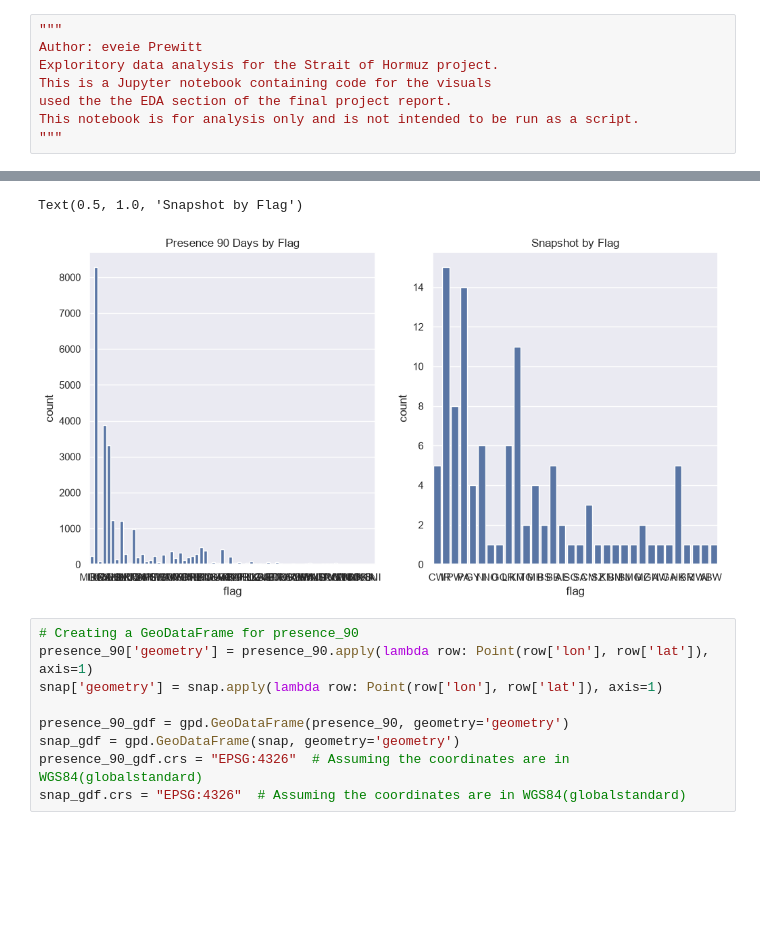
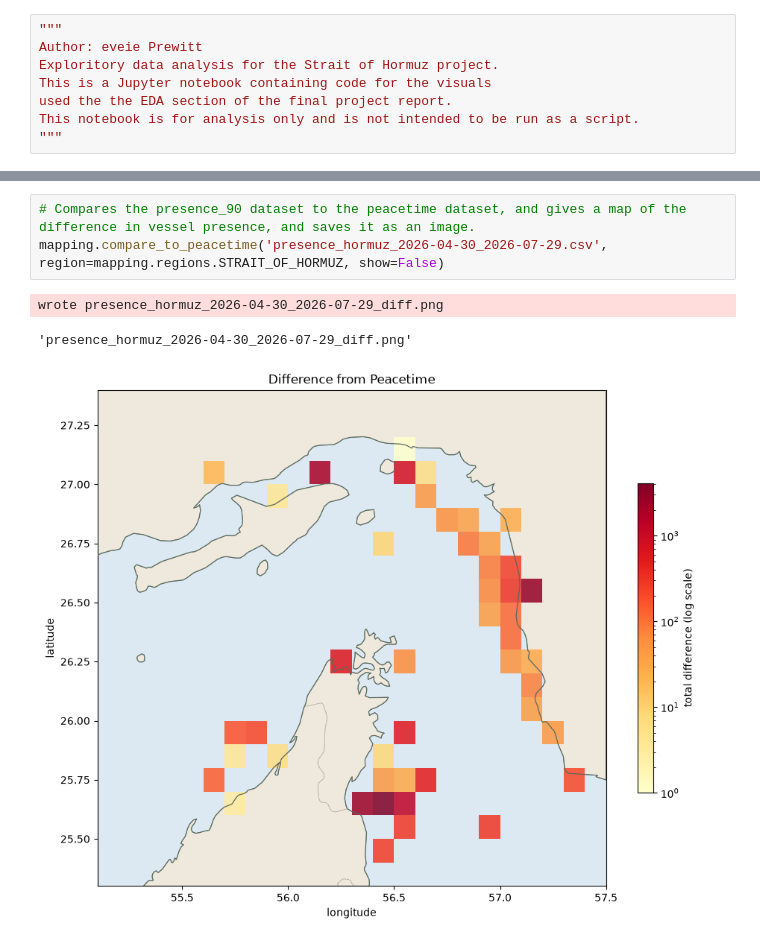
Before and after one commit to nanosnek/strait-of-hormuz-analyzed, a Jupyter notebook: EDA.ipynb, the cells around one changed output, grey strips where cells are left out. Cells and saved outputs as stored; diff of their text form; blank space fills up the shorter version.

Commit message:
Added comparison_to_peacetime function to mapping.

```diff
--- a/EDA.ipynb
+++ b/EDA.ipynb
@@ -21,16 +40,10 @@ snap = pd.read_csv('snapshot_hormuz_20260803T050455Z.csv')
 # %%
+# Compares the presence_90 dataset to the peacetime dataset, and gives a map of the difference in vessel presence, and saves it as an image.
+mapping.compare_to_peacetime('presence_hormuz_2026-04-30_2026-07-29.csv', region=mapping.regions.STRAIT_OF_HORMUZ, show=False)
 # %% [output]
-Text(0.5, 1.0, 'Snapshot by Flag')
+wrote presence_hormuz_2026-04-30_2026-07-29_diff.png
+'presence_hormuz_2026-04-30_2026-07-29_diff.png'
-[figure, old version]
+[figure, new version]
-# %%
-# Creating a GeoDataFrame for presence_90
-presence_90['geometry'] = presence_90.apply(lambda row: Point(row['lon'], row['lat']), axis=1)
-snap['geometry'] = snap.apply(lambda row: Point(row['lon'], row['lat']), axis=1)
-
-presence_90_gdf = gpd.GeoDataFrame(presence_90, geometry='geometry')
-snap_gdf = gpd.GeoDataFrame(snap, geometry='geometry')
-presence_90_gdf.crs = "EPSG:4326"  # Assuming the coordinates are in WGS84(globalstandard)
-snap_gdf.crs = "EPSG:4326"  # Assuming the coordinates are in WGS84(globalstandard)
 # %%
 # Creates a map of the Strait of Hormuz from a snapshot of AIS data, with points noting the
 # locations of tanker vessels.
```
Also changed, not shown: parts of 6 cells of this notebook, 3 other files.
